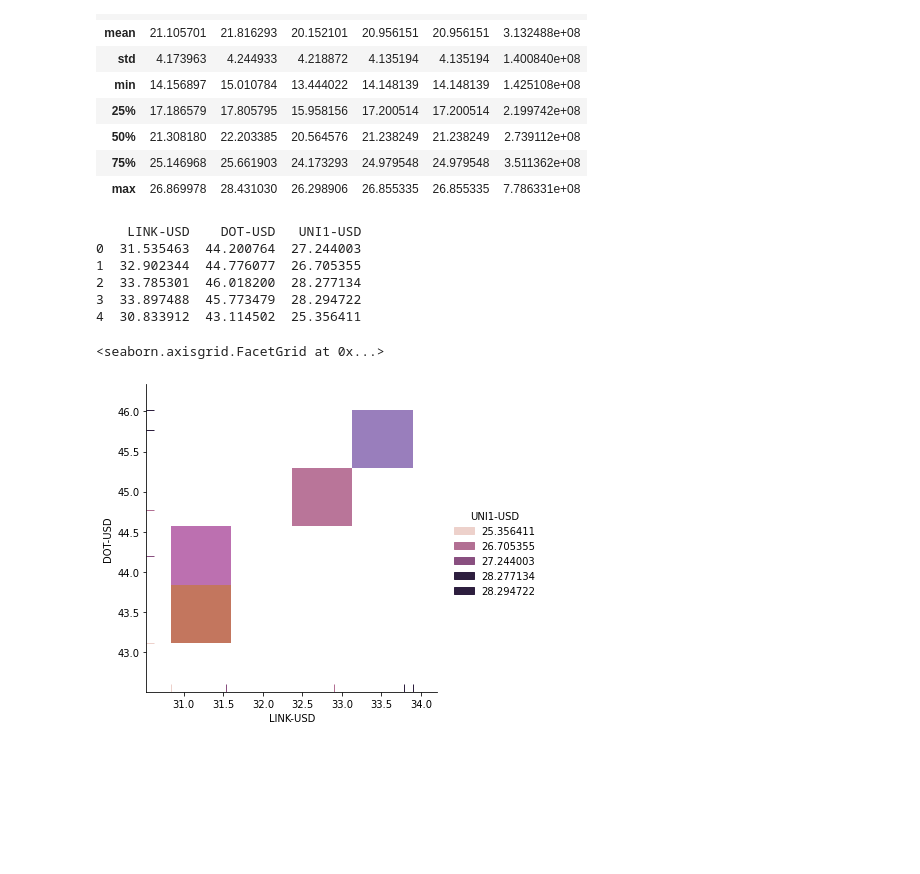
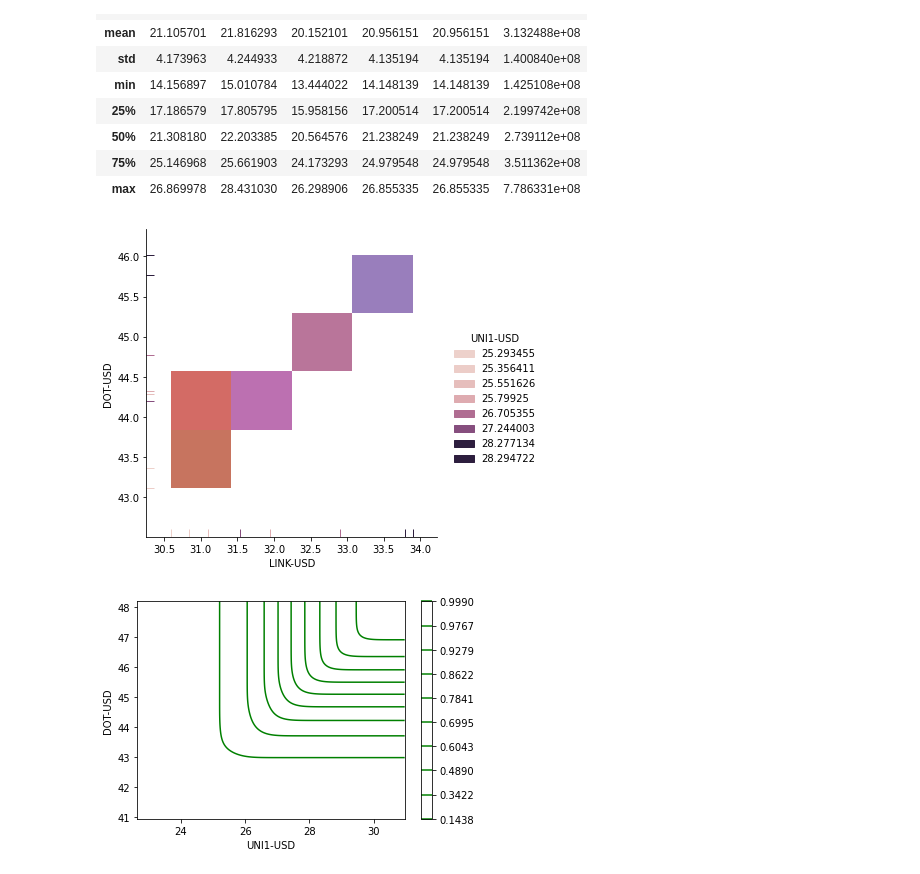
Before and after one commit to abdur-rahim-p/Data-Science-Project, a Jupyter notebook: Chart Visualization Using Seaborn.ipynb, the cells around one changed output. Cells and saved outputs as stored; diff of their text form; code cells hidden in the pictures; blank space fills up the shorter version.

```diff
--- a/Chart Visualization Using Seaborn.ipynb
+++ b/Chart Visualization Using Seaborn.ipynb
@@ -46,19 +46,20 @@ uniswap_data_frame.describe()
 | 50% | 21.308180 | 22.203385 | 20.564576 | 21.238249 | 21.238249 | 2.739112e+08 |
 | 75% | 25.146968 | 25.661903 | 24.173293 | 24.979548 | 24.979548 | 3.511362e+08 |
 | max | 26.869978 | 28.431030 | 26.298906 | 26.855335 | 26.855335 | 7.786331e+08 |
-# %%
-data = return_grouped_data_frame('High',crypto_list).head(5)
-
-print(data)
-# %% [output]
-    LINK-USD    DOT-USD   UNI1-USD
-0  31.535463  44.200764  27.244003
-1  32.902344  44.776077  26.705355
-2  33.785301  46.018200  28.277134
-3  33.897488  45.773479  28.294722
-4  30.833912  43.114502  25.356411
 # %%
-sns.displot(data, x="LINK-USD",y="DOT-USD",hue="UNI1-USD",kind="hist",rug=True)
+def show_histogram_seaborn(merged_data):
+        histogram = sns.displot(merged_data, x="LINK-USD",y="DOT-USD",hue="UNI1-USD",kind="hist",rug=True)
+        sns.color_palette("light:#5A9", as_cmap=True)
+        histogram.set_axis_labels("LINK-USD","DOT-USD")
+
+
+show_histogram_seaborn(return_grouped_data_frame('High',crypto_list).head(8))
 # %% [output]
-<seaborn.axisgrid.FacetGrid at 0x...>
-[figure, old version]
+[figure, new version]
+# %%
+def show_kernel_destiny_estimate_seaborn(merged_data):
+        sns.kdeplot(data=merged_data, x="UNI1-USD",y="DOT-USD",shade=False,bw_adjust=1, color="green",vertical=False,legend=True,cumulative=True,cbar=True)
+
+show_kernel_destiny_estimate_seaborn(return_grouped_data_frame('High',crypto_list).head(8))
+# %% [output]
+[figure, added]
```
